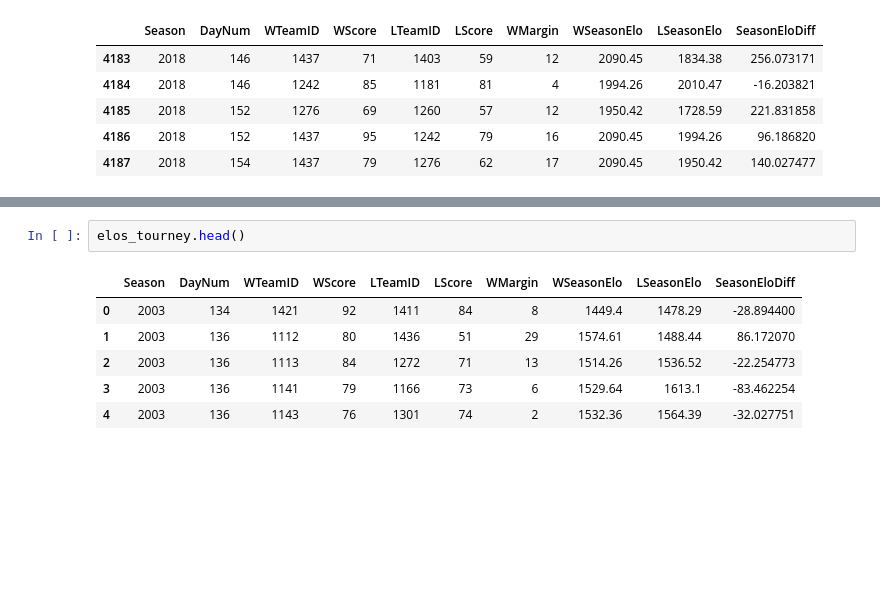
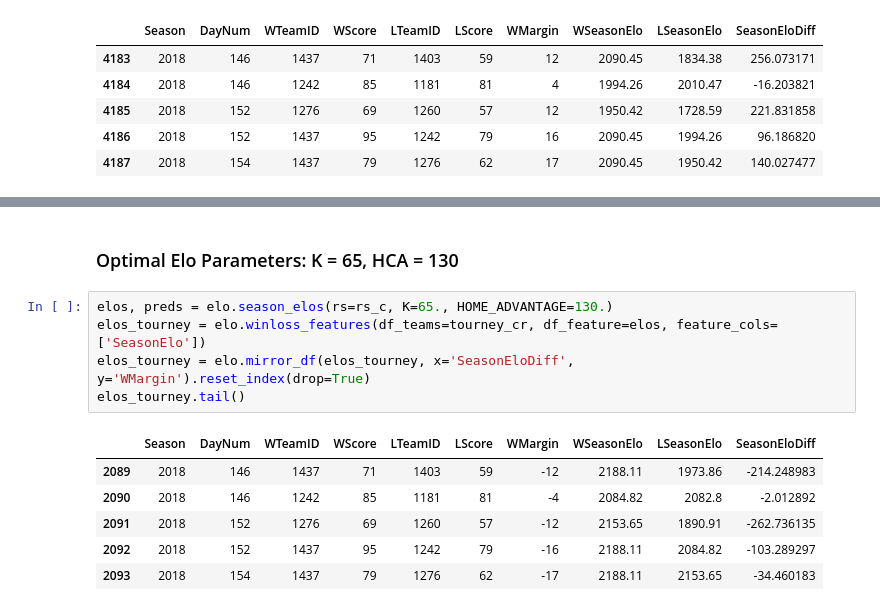
Before and after one commit to victoreram/Springboard-Data-Science, a Jupyter notebook: NCAABBPrediction/EloTuning.ipynb, the cells around one changed output, grey strips where cells are left out. Saved outputs shown, nothing was run; the diff lists cells and outputs as text; blank space fills up the shorter version.

```diff
--- a/NCAABBPrediction/EloTuning.ipynb
+++ b/NCAABBPrediction/EloTuning.ipynb
@@ -276,9 +252,14 @@ Text(0,0.5,'Margin of Victory')
-# %%
-elos_tourney.head()
-# %% [output]
-|  | Season | DayNum | WTeamID | WScore | LTeamID | LScore | WMargin | WSeasonElo | LSeasonElo | SeasonEloDiff |
-| 0 | 2003 | 134 | 1421 | 92 | 1411 | 84 | 8 | 1449.4 | 1478.29 | -28.894400 |
-| 1 | 2003 | 136 | 1112 | 80 | 1436 | 51 | 29 | 1574.61 | 1488.44 | 86.172070 |
-| 2 | 2003 | 136 | 1113 | 84 | 1272 | 71 | 13 | 1514.26 | 1536.52 | -22.254773 |
-| 3 | 2003 | 136 | 1141 | 79 | 1166 | 73 | 6 | 1529.64 | 1613.1 | -83.462254 |
-| 4 | 2003 | 136 | 1143 | 76 | 1301 | 74 | 2 | 1532.36 | 1564.39 | -32.027751 |
+# %% [markdown]
+### Optimal Elo Parameters: K = 65, HCA = 130
+# %%
+elos, preds = elo.season_elos(rs=rs_c, K=65., HOME_ADVANTAGE=130.)
+elos_tourney = elo.winloss_features(df_teams=tourney_cr, df_feature=elos, feature_cols=['SeasonElo'])
+elos_tourney = elo.mirror_df(elos_tourney, x='SeasonEloDiff', y='WMargin').reset_index(drop=True)
+elos_tourney.tail()
+# %% [output]
+|  | Season | DayNum | WTeamID | WScore | LTeamID | LScore | WMargin | WSeasonElo | LSeasonElo | SeasonEloDiff |
+| 2089 | 2018 | 146 | 1437 | 71 | 1403 | 59 | -12 | 2188.11 | 1973.86 | -214.248983 |
+| 2090 | 2018 | 146 | 1242 | 85 | 1181 | 81 | -4 | 2084.82 | 2082.8 | -2.012892 |
+| 2091 | 2018 | 152 | 1276 | 69 | 1260 | 57 | -12 | 2153.65 | 1890.91 | -262.736135 |
+| 2092 | 2018 | 152 | 1437 | 95 | 1242 | 79 | -16 | 2188.11 | 2084.82 | -103.289297 |
+| 2093 | 2018 | 154 | 1437 | 79 | 1276 | 62 | -17 | 2188.11 | 2153.65 | -34.460183 |
```
Also changed, not shown: parts of 30 cells of this notebook, 3 other files.
